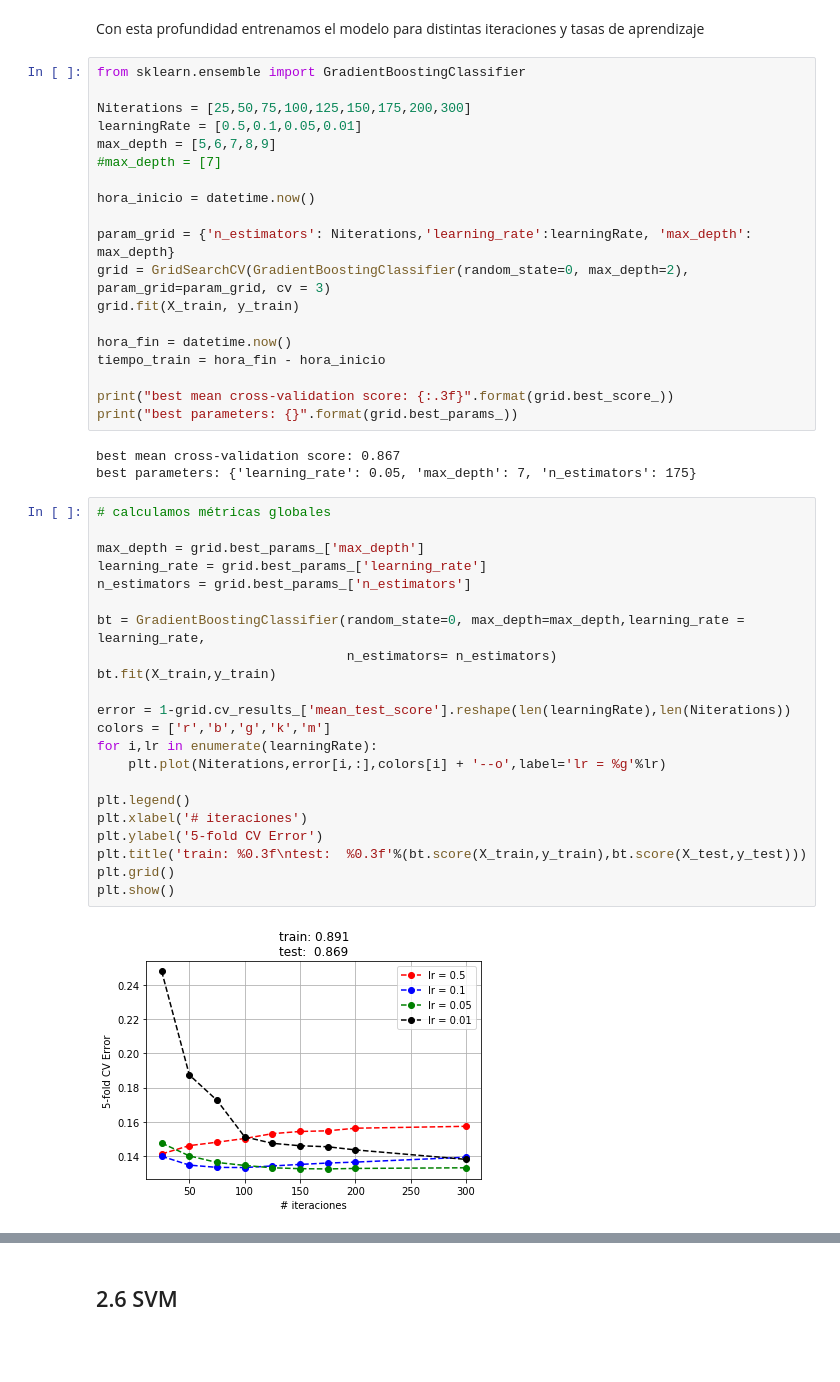
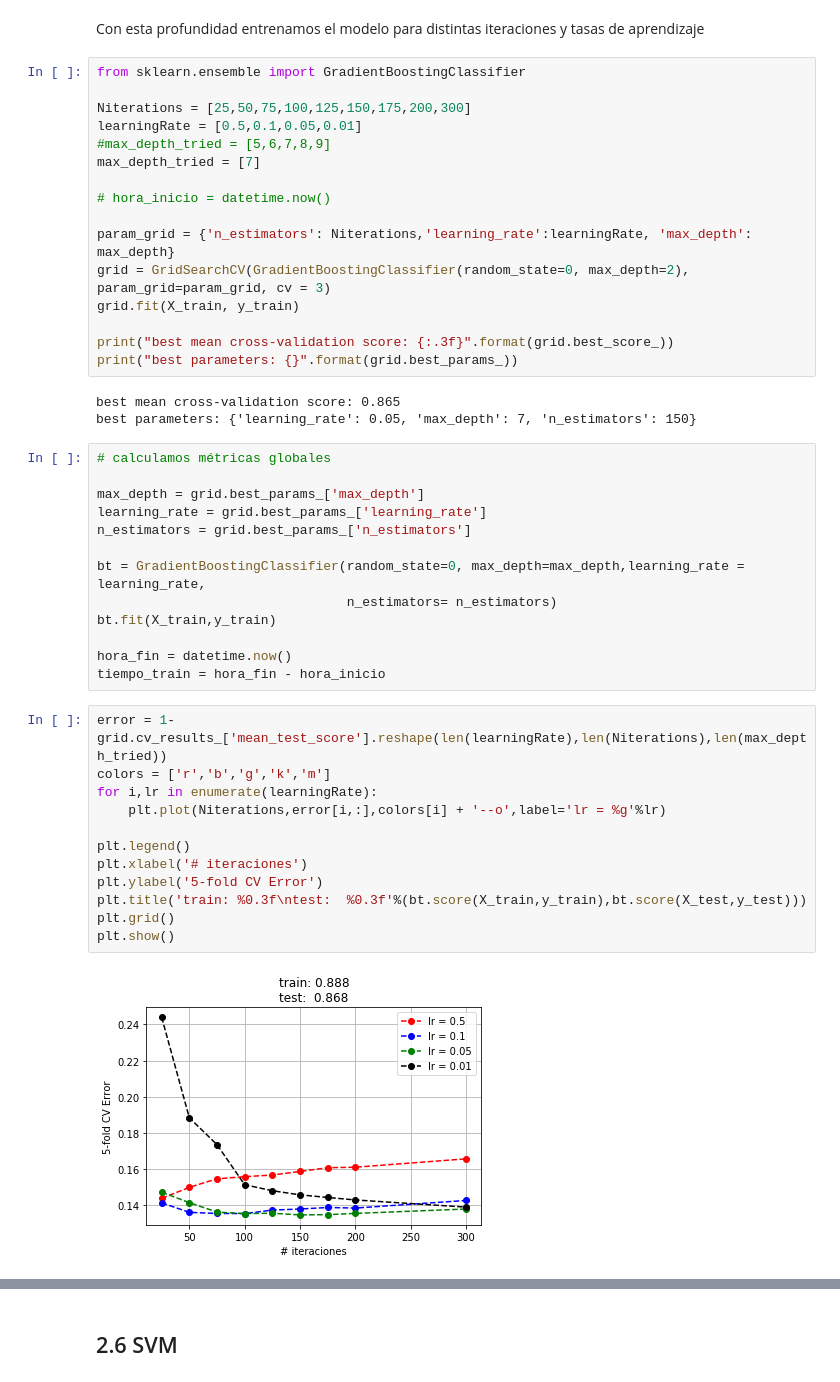
Before and after one commit to unaiherran/mod-machine-learning, a Jupyter notebook: census_clasificacion.ipynb, the cells around one changed output, grey strips where cells are left out. Cells and saved outputs as stored; diff of their text form; blank space fills up the shorter version.

```diff
--- a/census_clasificacion.ipynb
+++ b/census_clasificacion.ipynb
@@ -586,47 +904,47 @@ from sklearn.ensemble import GradientBoostingClassifier
 
 Niterations = [25,50,75,100,125,150,175,200,300]
 learningRate = [0.5,0.1,0.05,0.01]
-max_depth = [5,6,7,8,9]
-#max_depth = [7]
+#max_depth_tried = [5,6,7,8,9]
+max_depth_tried = [7]
 
-hora_inicio = datetime.now()
+# hora_inicio = datetime.now()
 
 param_grid = {'n_estimators': Niterations,'learning_rate':learningRate, 'max_depth': max_depth}
 grid = GridSearchCV(GradientBoostingClassifier(random_state=0, max_depth=2), param_grid=param_grid, cv = 3)
 grid.fit(X_train, y_train)
 
-hora_fin = datetime.now()
-tiempo_train = hora_fin - hora_inicio
-
 print("best mean cross-validation score: {:.3f}".format(grid.best_score_))
 print("best parameters: {}".format(grid.best_params_))
 # %% [output]
-best mean cross-validation score: 0.867
-best parameters: {'learning_rate': 0.05, 'max_depth': 7, 'n_estimators': 175}
+best mean cross-validation score: 0.865
+best parameters: {'learning_rate': 0.05, 'max_depth': 7, 'n_estimators': 150}
+# %%
+# calculamos métricas globales
+
+max_depth = grid.best_params_['max_depth']
+learning_rate = grid.best_params_['learning_rate']
+n_estimators = grid.best_params_['n_estimators']
+
+bt = GradientBoostingClassifier(random_state=0, max_depth=max_depth,learning_rate = learning_rate,
+                                n_estimators= n_estimators)
+bt.fit(X_train,y_train)
+
+hora_fin = datetime.now()
+tiempo_train = hora_fin - hora_inicio
 # %%
-# calculamos métricas globales
-
-max_depth = grid.best_params_['max_depth']
-learning_rate = grid.best_params_['learning_rate']
-n_estimators = grid.best_params_['n_estimators']
-
-bt = GradientBoostingClassifier(random_state=0, max_depth=max_depth,learning_rate = learning_rate,
-                                n_estimators= n_estimators)
-bt.fit(X_train,y_train)
-
-error = 1-grid.cv_results_['mean_test_score'].reshape(len(learningRate),len(Niterations))
+error = 1-grid.cv_results_['mean_test_score'].reshape(len(learningRate),len(Niterations),len(max_depth_tried))
 colors = ['r','b','g','k','m']
 for i,lr in enumerate(learningRate):
     plt.plot(Niterations,error[i,:],colors[i] + '--o',label='lr = %g'%lr)
 
 plt.legend()
 plt.xlabel('# iteraciones')
 plt.ylabel('5-fold CV Error')
 plt.title('train: %0.3f\ntest:  %0.3f'%(bt.score(X_train,y_train),bt.score(X_test,y_test)))
 plt.grid()
 plt.show()
 # %% [output]
-[figure, old version]
+[figure, new version]
 # %%
 resTrain = bt.score(X_train,y_train)
 resTest  = bt.score(X_test,y_test)
```
Also changed, not shown: parts of 56 cells of this notebook.
